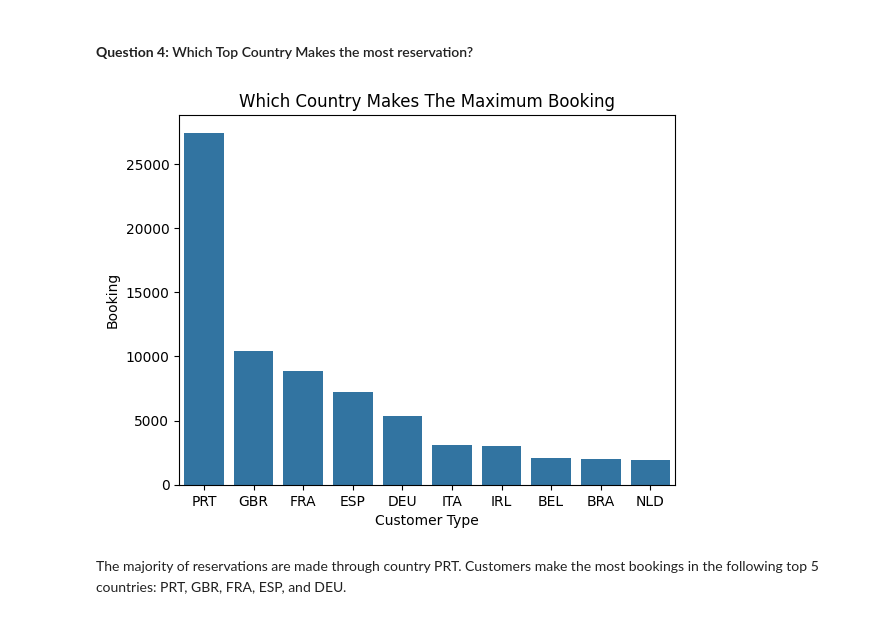
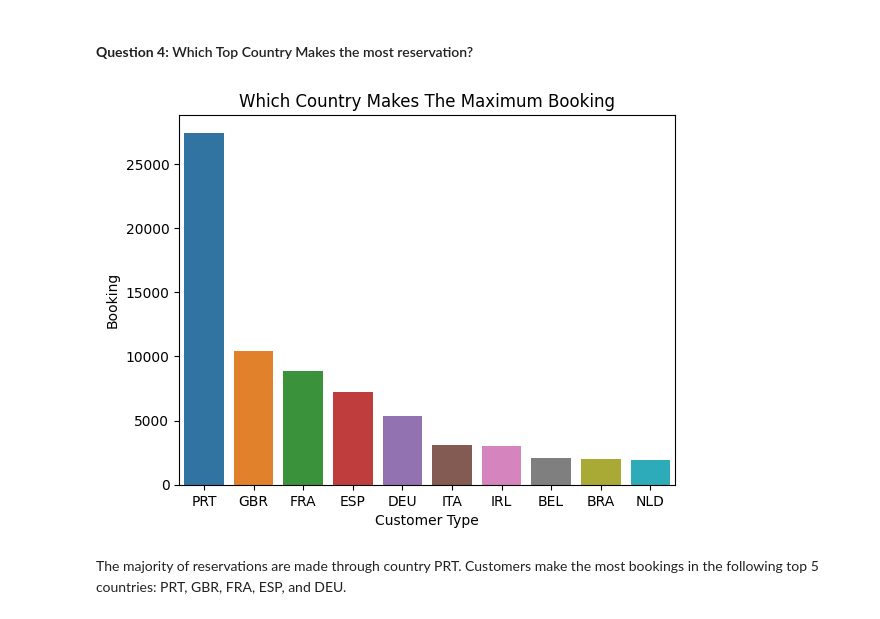
Before and after one commit to Debarpan200/EDA-Hotel-Booking-Analysis, a Jupyter notebook: Hotel_Booking_Analysis_Capstone_Project.ipynb, the cells around one changed output. Saved outputs shown, nothing was run; the diff lists cells and outputs as text; code cells hidden in the pictures.

```diff
--- a/Hotel_Booking_Analysis_Capstone_Project.ipynb
+++ b/Hotel_Booking_Analysis_Capstone_Project.ipynb
@@ -438,13 +438,13 @@ The type of customer who booked maximum number of booking - Transient with Appro
 # %%
 country_count = read_hotel_booking['country'].value_counts().head(10)
 # %%
-sns.barplot(x=country_count.index, y=country_count.values)
+sns.barplot(x=country_count.index, y=country_count.values, hue=country_count.index)
 plt.title('Which Country Makes The Maximum Booking')
 plt.xlabel('Customer Type')
 plt.ylabel('Booking')
 plt.show()
 # %% [output]
-[figure, old version]
+[figure, new version]
 # %% [markdown]
 The majority of reservations are made through country PRT. Customers make the most bookings in the following top 5 countries: PRT, GBR, FRA, ESP, and DEU.
 # %% [markdown]
```
Also changed, not shown: parts of 15 cells of this notebook.
